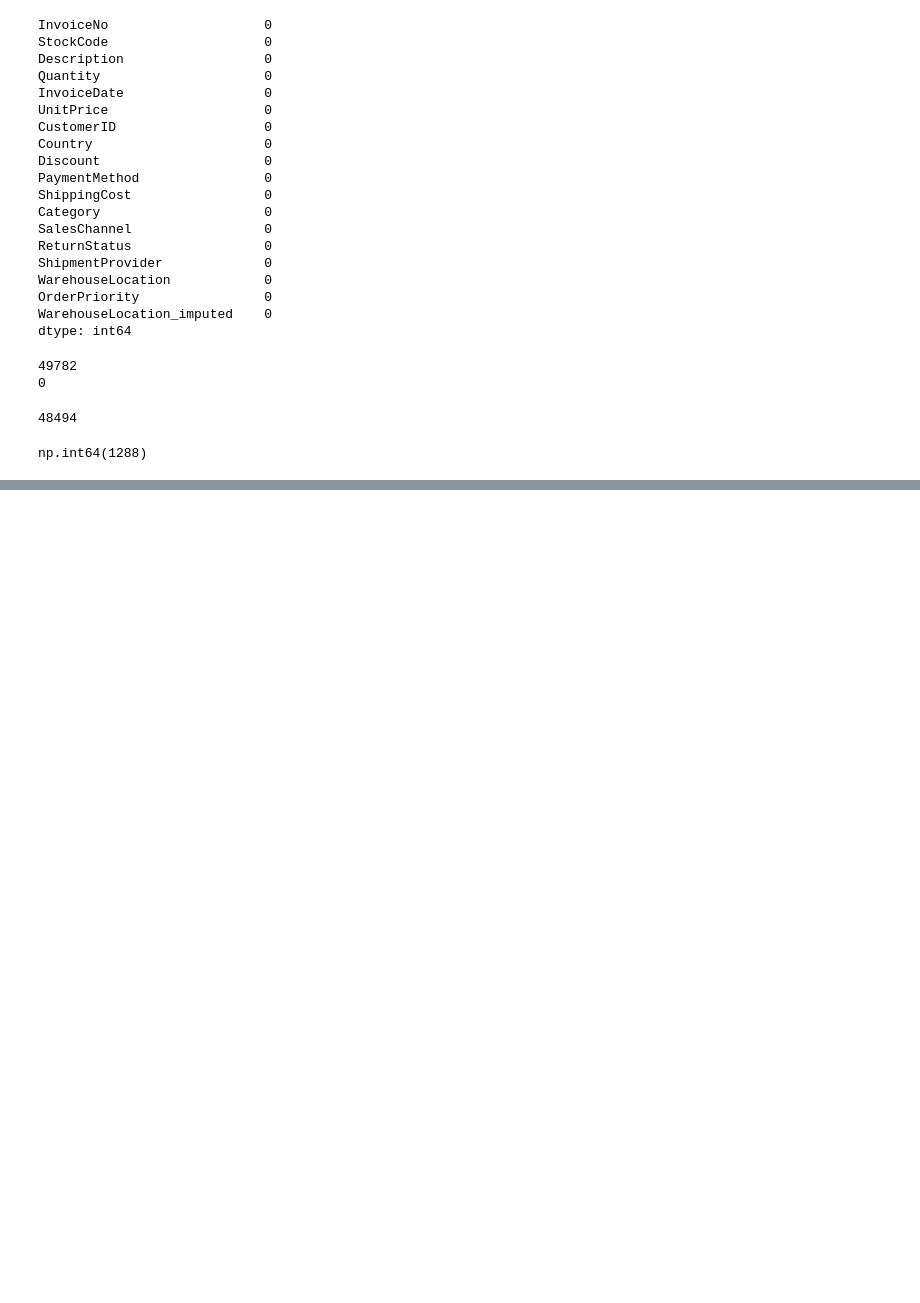
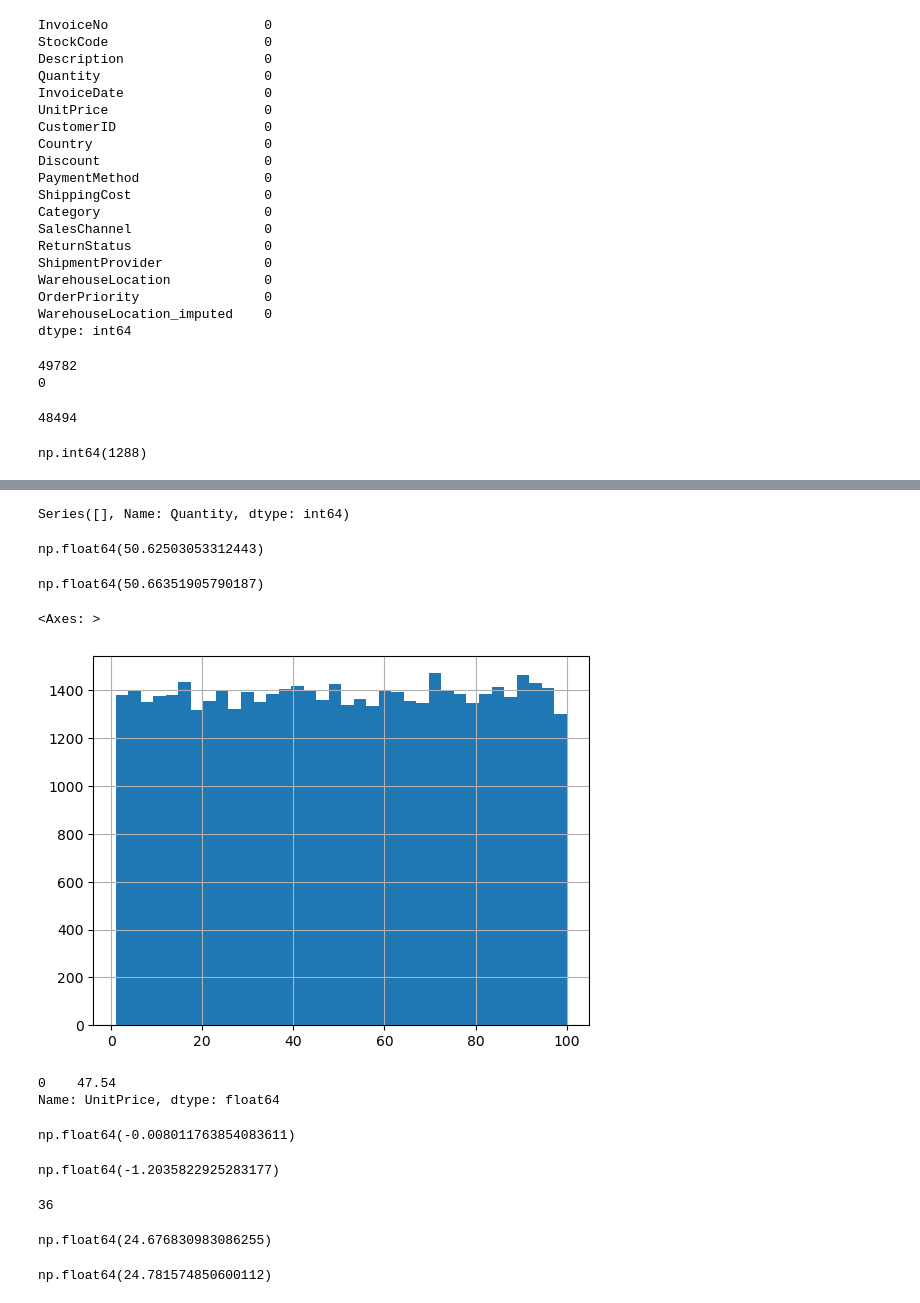
Before and after one commit to hamed-safaei/experiments, a Jupyter notebook: Python Daily/SalesDataSet.ipynb, the cells around one changed output, grey strips where cells are left out. Saved outputs shown, nothing was run; the diff lists cells and outputs as text; code cells hidden in the pictures; blank space fills up the shorter version.

```diff
--- a/Python Daily/SalesDataSet.ipynb
+++ b/Python Daily/SalesDataSet.ipynb
@@ -313,0 +334,14 @@ np.int64(1288)
+# %%
+mask = (df['Quantity'] < 0) & (df['ReturnStatus'] == 'Not Returned')
+df.loc[mask, 'Quantity'] = df.loc[mask, 'Quantity'].abs()
+# %%
+df['Quantity'][ (df['Quantity'] < 0) & (df['ReturnStatus'] == 'Not Returned')]
+# %% [output]
+Series([], Name: Quantity, dtype: int64)
+# %%
+mask = df['UnitPrice'] < 0
+df.loc[mask, 'UnitPrice'] = df.loc[mask, 'UnitPrice'].abs()
+# %%
+df['UnitPrice'].mean()
+# %% [output]
+np.float64(50.62503053312443)
@@ -313,0 +350,41 @@ np.int64(1288)
+# %%
+df['UnitPrice']
+stats.trim_mean(df['UnitPrice'], proportiontocut=0.1)
+# %% [output]
+np.float64(50.66351905790187)
+# %%
+df['UnitPrice'].hist(bins=36)
+# %% [output]
+<Axes: >
+[figure, added]
+# %%
+df['UnitPrice'].mode()
+# %% [output]
+0    47.54
+Name: UnitPrice, dtype: float64
+# %%
+df['UnitPrice'].skew()
+# %% [output]
+np.float64(-0.008011763854083611)
+# %%
+df['UnitPrice'].kurt()
+# %% [output]
+np.float64(-1.2035822925283177)
+# %%
+import numpy as np
+
+q75, q25 = np.percentile(df['UnitPrice'], [75 ,25])
+iqr = q75 - q25
+bin_width = 2 * iqr / (len(df['UnitPrice']) ** (1/3))
+bins = int((df['UnitPrice'].max() - df['UnitPrice'].min()) / bin_width)
+bins
+# %% [output]
+36
+# %%
+df['Quantity'].mean()
+# %% [output]
+np.float64(24.676830983086255)
+# %%
+stats.trim_mean(df['Quantity'], proportiontocut=0.1)
+# %% [output]
+np.float64(24.781574850600112)
```
Also changed, not shown: parts of 14 cells of this notebook, 1 other file.
